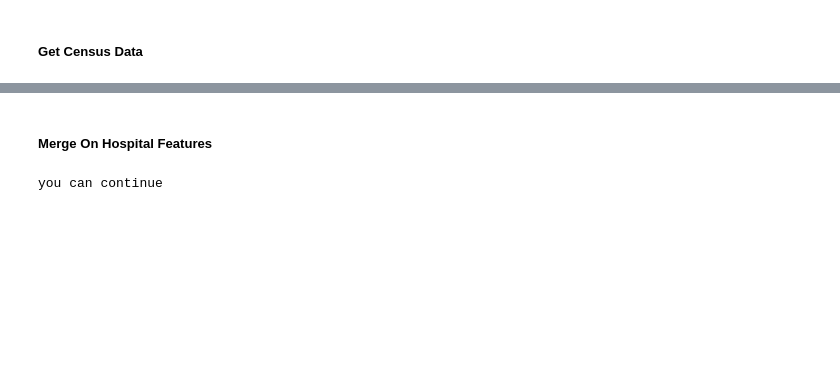
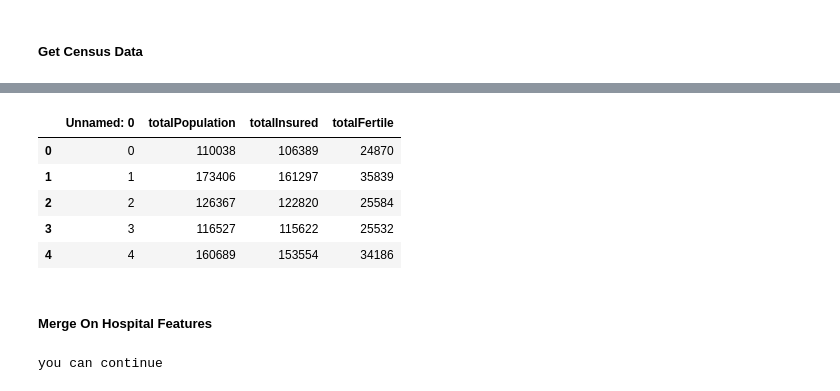
Before and after one commit to meiguan/nycHospitalPricing, a Jupyter notebook: 3_compileDischargesHospitalCensusData.ipynb, the cells around one changed output, grey strips where cells are left out. Drawn from its saved outputs; the diff is of its cells as text; code cells hidden in the pictures; blank space fills up the shorter version.

Commit message:
compiled all discharges data with features and census

```diff
--- a/3_compileDischargesHospitalCensusData.ipynb
+++ b/3_compileDischargesHospitalCensusData.ipynb
@@ -538,5 +561,0 @@ puma_pop.to_csv('dataFiles/tl_2016_36_puma10/puma_population.csv')
-# %%
-# getting the total private insurance
-aff_url = "https://api.census.gov/data/2012/acs/acs1?get=" + keyPriIns +\
-",NAME&for=public%20use%20microdata%20area:*&in=state:36&key=" + myAPI
-resp = requests.request('GET', aff_url).content
@@ -550,5 +561,0 @@ puma_privateInsurance.to_csv('dataFiles/tl_2016_36_puma10/puma_privateInsurance.
-# %%
-# getting the total public insurance
-aff_url = "https://api.census.gov/data/2012/acs/acs1?get=" + keyPubIns +\
-",NAME&for=public%20use%20microdata%20area:*&in=state:36&key=" + myAPI
-resp = requests.request('GET', aff_url).content
@@ -562,10 +561,0 @@ puma_publicInsurance.to_csv('dataFiles/tl_2016_36_puma10/puma_publicInsurance.cs
-# %%
-# getting the total public insurance
-aff_url = "https://api.census.gov/data/2012/acs/acs1?get=" + keyFertile +\
-",NAME&for=public%20use%20microdata%20area:*&in=state:36&key=" + myAPI
-resp = requests.request('GET', aff_url).content
-# %%
-try:
-    puma_fertility = pd.read_csv(io.StringIO(resp.decode('utf-8').replace('[','').replace(']','')))
-except:
-    print("An exception occurred")
@@ -574,3 +625,12 @@ puma_fertility.to_csv('dataFiles/tl_2016_36_puma10/puma_fertility.csv')
+# %%
+censusPuma.head()
+# %% [output]
+|  | Unnamed: 0 | totalPopulation | totalInsured | totalFertile |
+| 0 | 0 | 110038 | 106389 | 24870 |
+| 1 | 1 | 173406 | 161297 | 35839 |
+| 2 | 2 | 126367 | 122820 | 25584 |
+| 3 | 3 | 116527 | 115622 | 25532 |
+| 4 | 4 | 160689 | 153554 | 34186 |
 # %% [markdown]
 ##### Merge On Hospital Features
 # %%
```
Also changed, not shown: parts of 34 cells of this notebook, 7 other files.
